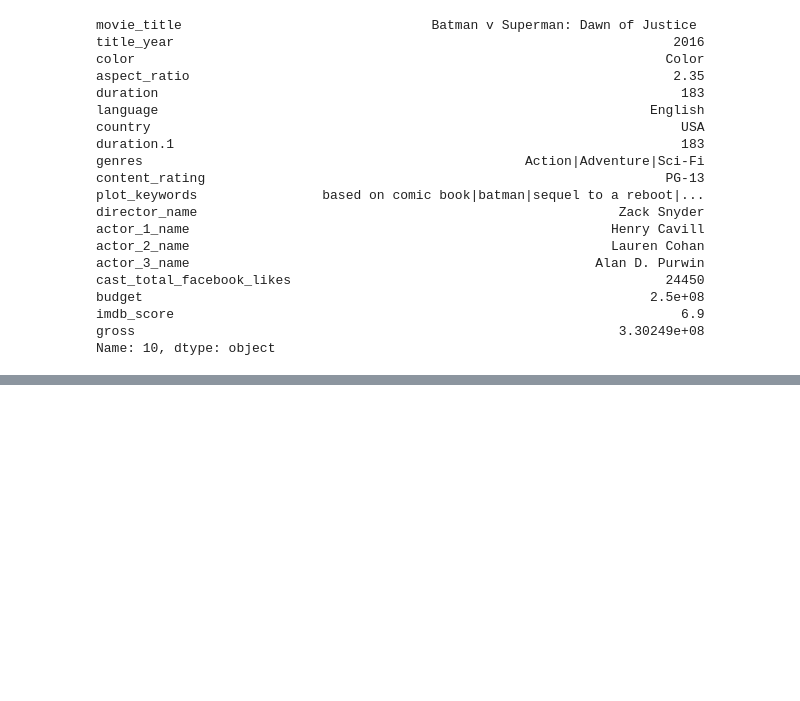
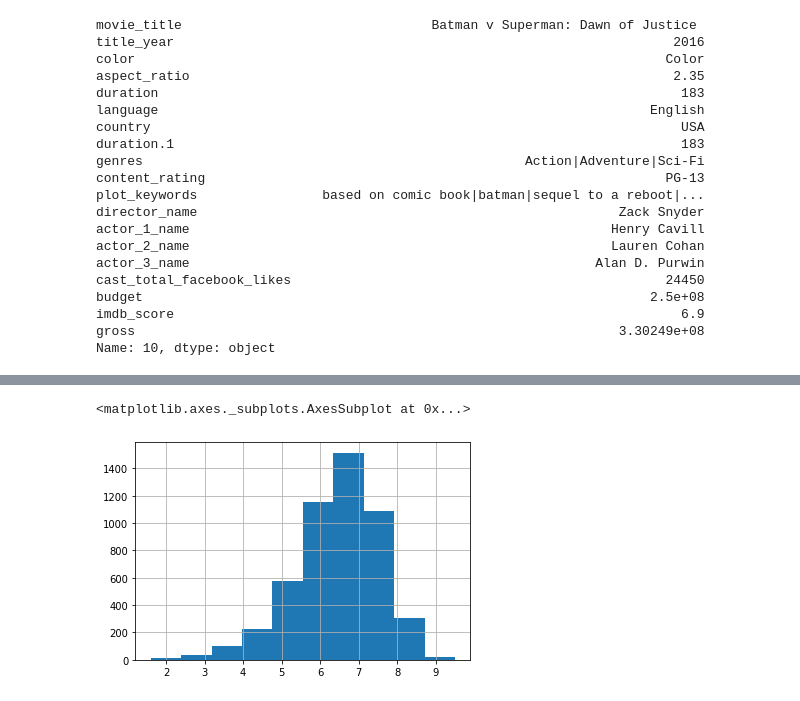
Before and after one commit to ivanmtoroc/scipy-intro, a Jupyter notebook: data_preparation.ipynb, the cells around one changed output, grey strips where cells are left out. Drawn from its saved outputs; the diff is of its cells as text; code cells hidden in the pictures; blank space fills up the shorter version.

```diff
--- a/data_preparation.ipynb
+++ b/data_preparation.ipynb
@@ -91,0 +246,5 @@ Name: 10, dtype: object
+# %%
+movies_numerical_data['imdb_score'].hist()
+# %% [output]
+<matplotlib.axes._subplots.AxesSubplot at 0x...>
+[figure, added]
```
Also changed, not shown: parts of 14 cells of this notebook.
